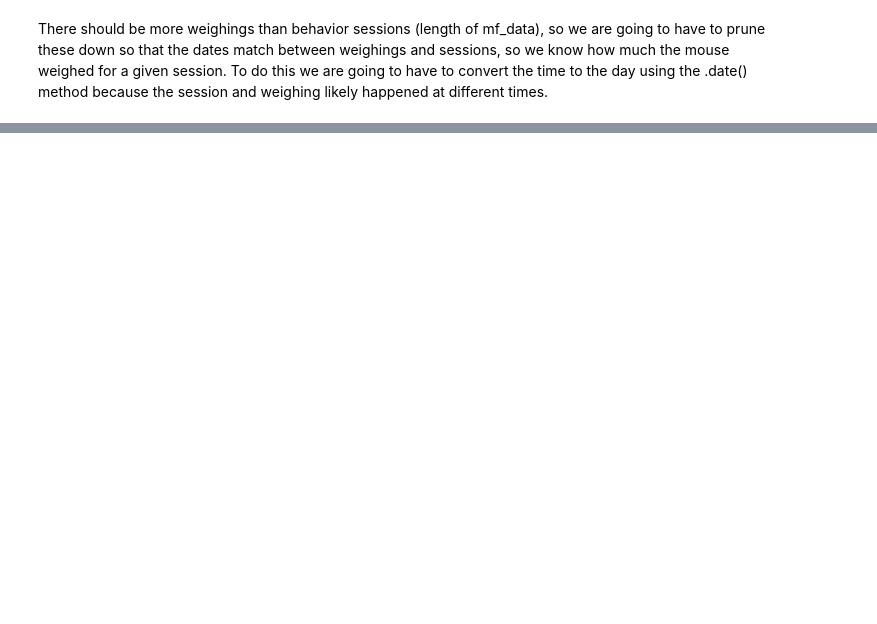
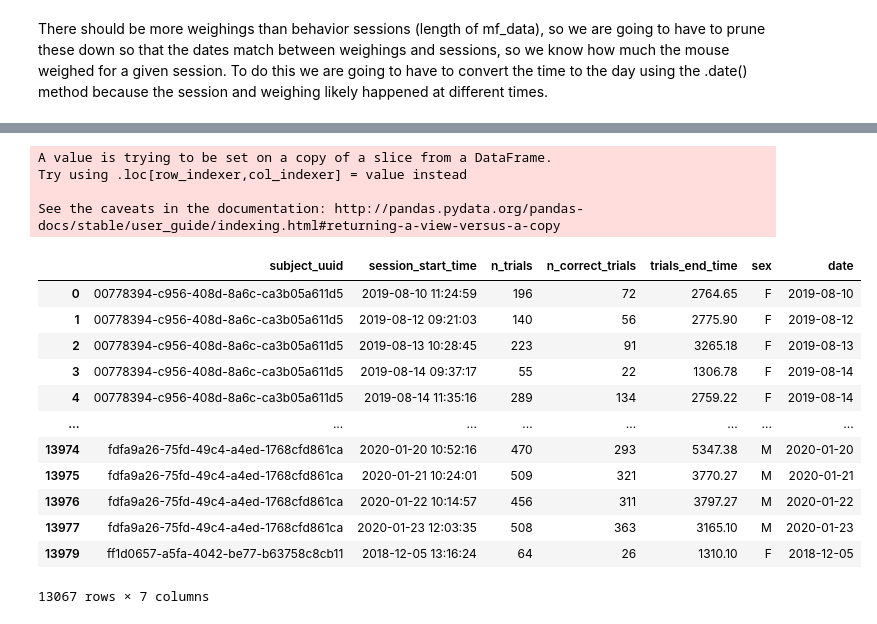
Before and after one commit to cskrasniak/behavior_analysis_demo, a Jupyter notebook: simple_analysis_example.ipynb, the cells around one changed output, grey strips where cells are left out. Cells and saved outputs as stored; diff of their text form; code cells hidden in the pictures; blank space fills up the shorter version.

```diff
--- a/simple_analysis_example.ipynb
+++ b/simple_analysis_example.ipynb
@@ -252,0 +286,22 @@ There should be more weighings than behavior sessions (length of mf_data), so we
+# %%
+## Do the same with session_start_time in mf_data
+mf_data['date'] = mf_data['session_start_time'].apply(lambda x: x.date())
+mf_data
+# %% [output]
+A value is trying to be set on a copy of a slice from a DataFrame.
+Try using .loc[row_indexer,col_indexer] = value instead
+
+See the caveats in the documentation: http://pandas.pydata.org/pandas-docs/stable/user_guide/indexing.html#returning-a-view-versus-a-copy
+|  | subject_uuid | session_start_time | n_trials | n_correct_trials | trials_end_time | sex | date |
+| 0 | 00778394-c956-408d-8a6c-ca3b05a611d5 | 2019-08-10 11:24:59 | 196 | 72 | 2764.65 | F | 2019-08-10 |
+| 1 | 00778394-c956-408d-8a6c-ca3b05a611d5 | 2019-08-12 09:21:03 | 140 | 56 | 2775.90 | F | 2019-08-12 |
+| 2 | 00778394-c956-408d-8a6c-ca3b05a611d5 | 2019-08-13 10:28:45 | 223 | 91 | 3265.18 | F | 2019-08-13 |
+| 3 | 00778394-c956-408d-8a6c-ca3b05a611d5 | 2019-08-14 09:37:17 | 55 | 22 | 1306.78 | F | 2019-08-14 |
+| 4 | 00778394-c956-408d-8a6c-ca3b05a611d5 | 2019-08-14 11:35:16 | 289 | 134 | 2759.22 | F | 2019-08-14 |
+| ... | ... | ... | ... | ... | ... | ... | ... |
+| 13974 | fdfa9a26-75fd-49c4-a4ed-1768cfd861ca | 2020-01-20 10:52:16 | 470 | 293 | 5347.38 | M | 2020-01-20 |
+| 13975 | fdfa9a26-75fd-49c4-a4ed-1768cfd861ca | 2020-01-21 10:24:01 | 509 | 321 | 3770.27 | M | 2020-01-21 |
+| 13976 | fdfa9a26-75fd-49c4-a4ed-1768cfd861ca | 2020-01-22 10:14:57 | 456 | 311 | 3797.27 | M | 2020-01-22 |
+| 13977 | fdfa9a26-75fd-49c4-a4ed-1768cfd861ca | 2020-01-23 12:03:35 | 508 | 363 | 3165.10 | M | 2020-01-23 |
+| 13979 | ff1d0657-a5fa-4042-be77-b63758c8cb11 | 2018-12-05 13:16:24 | 64 | 26 | 1310.10 | F | 2018-12-05 |
+13067 rows × 7 columns
```
Also changed, not shown: parts of 31 cells of this notebook.
